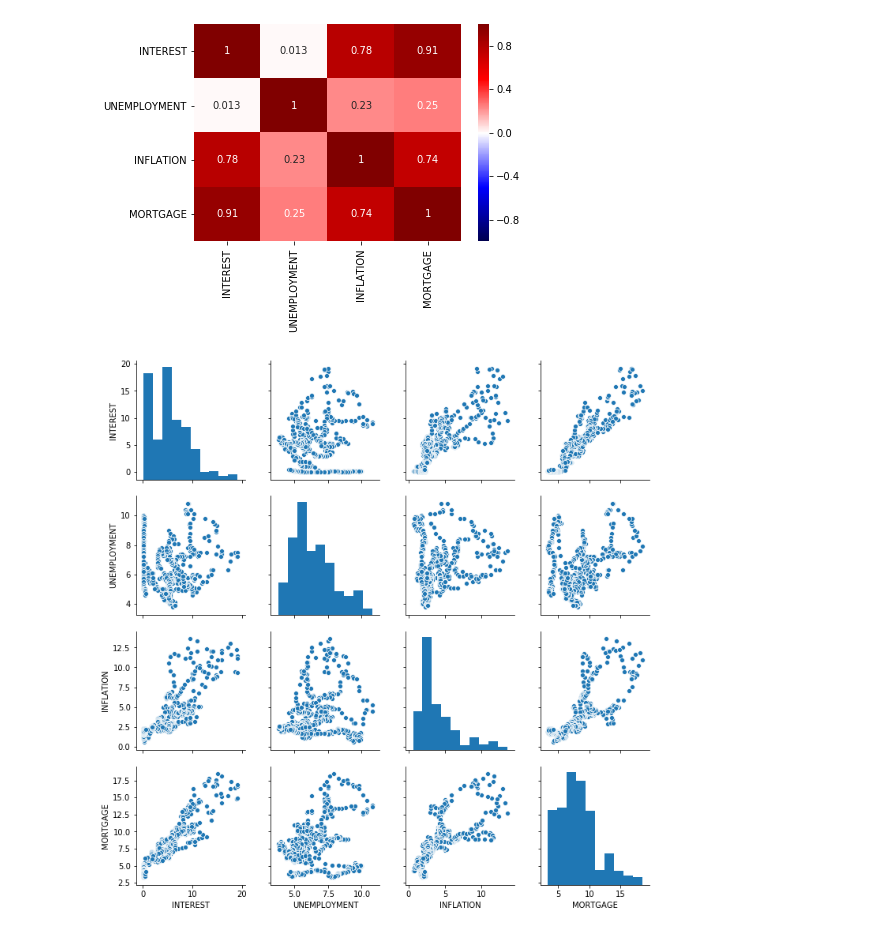
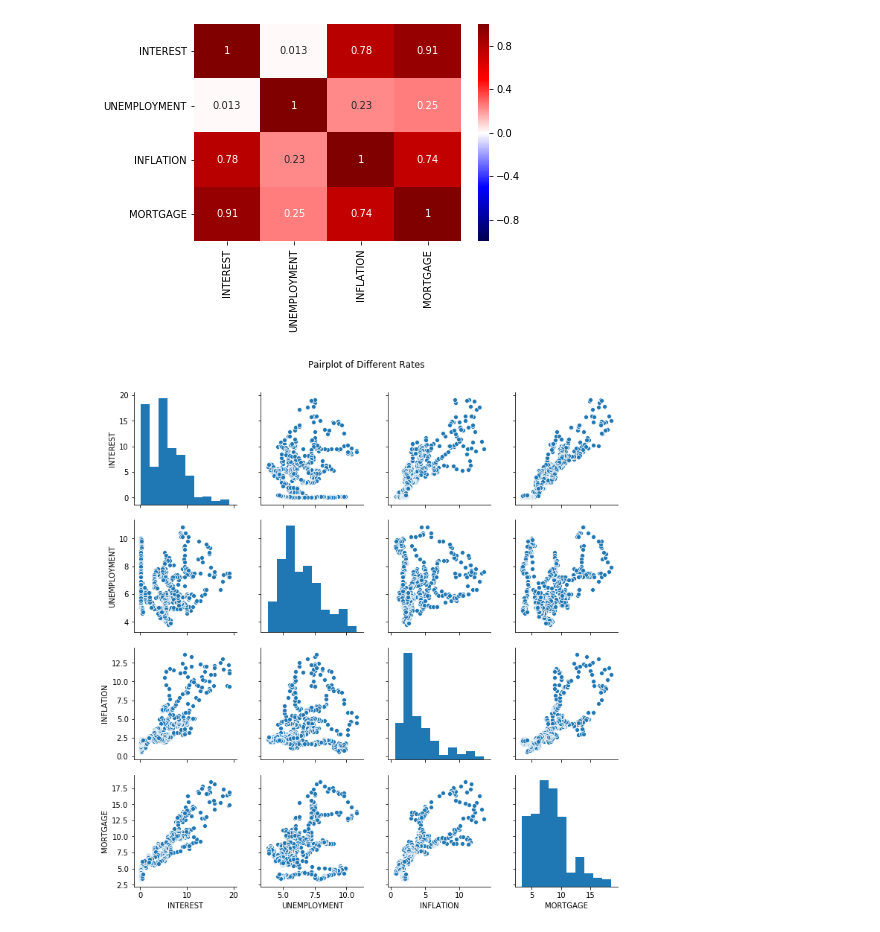
Before and after one commit to cnarrieta18/Thinkful, a Jupyter notebook: Capstone_1/data_visualization.ipynb, the cells around one changed output. Drawn from its saved outputs; the diff is of its cells as text; code cells hidden in the pictures.

```diff
--- a/Capstone_1/data_visualization.ipynb
+++ b/Capstone_1/data_visualization.ipynb
@@ -80,6 +80,8 @@ memory usage: 25.7+ KB
 rates['DATE'] = pd.to_datetime(rates['DATE'])
 # %%
 rates.to_csv('rates.csv', index=False)
+# %%
+rates = pd.read_csv('rates.csv')
 # %% [markdown]
 # Scatterplot
 # %%
@@ -335,7 +337,8 @@ plt.savefig('Images/heatmap.png');
 # %% [output]
 [figure]
-# %%
-sns.pairplot(rates)
-plt.savefig('Images/pairplot.png');
-# %% [output]
-[figure, removed]
+# %%
+pairplot = sns.pairplot(rates)
+pairplot.fig.suptitle('Pairplot of Different Rates', y = 1.04)
+pairplot.savefig('Images/pairplot.png');
+# %% [output]
+[figure, added]
```
Also changed, not shown: parts of 1 cell of this notebook, 2 other files.
